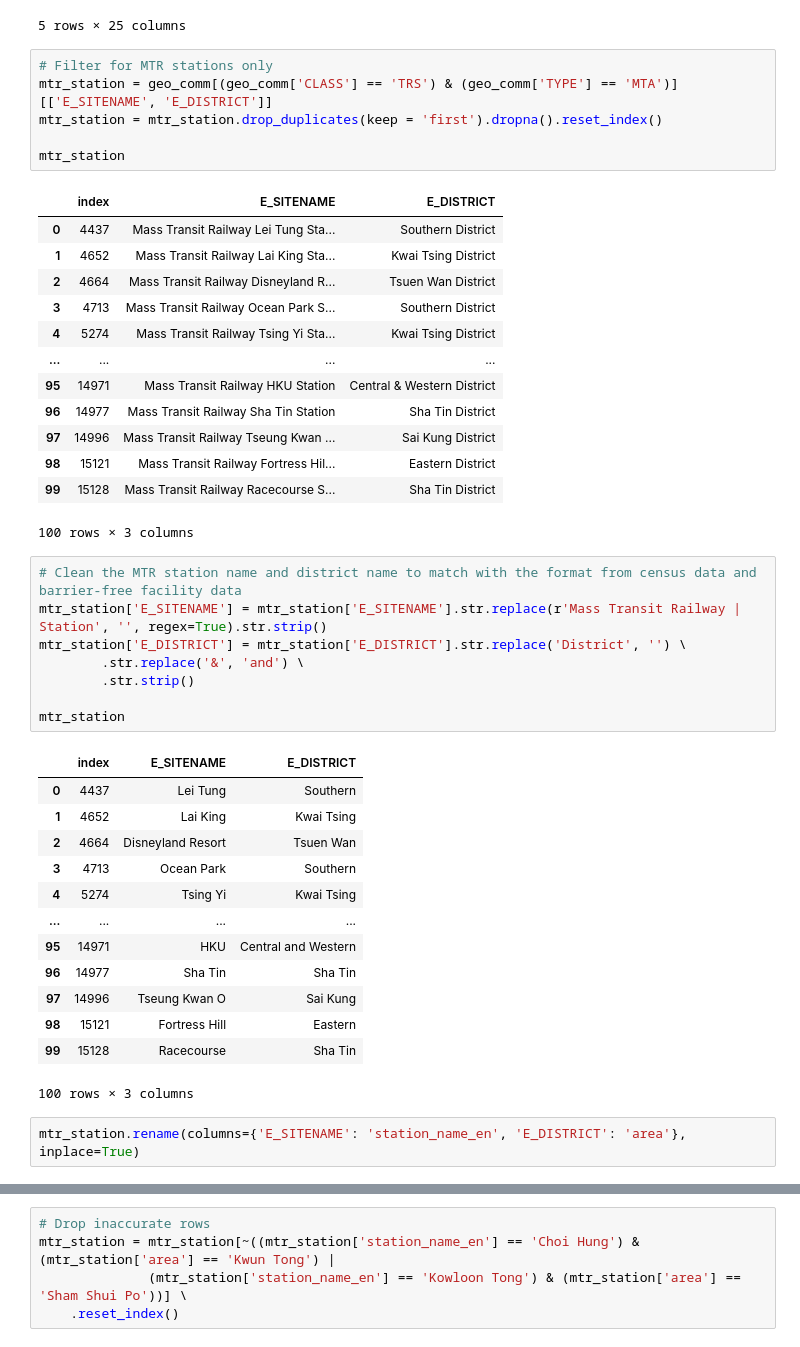
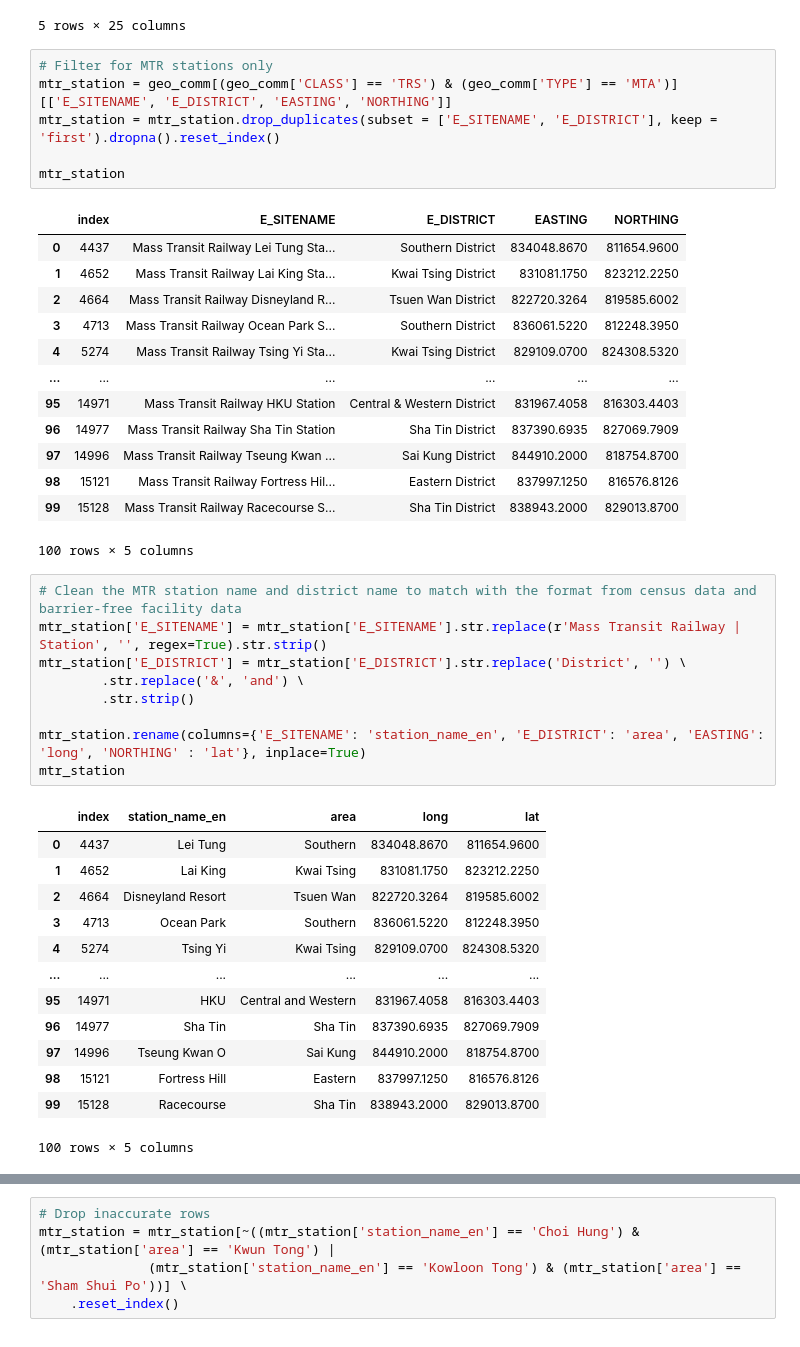
Before and after one commit to linhngo66/MTR-station-accessibility-audit, a Jupyter notebook: data_processing.ipynb, the cells around one changed output, grey strips where cells are left out. Cells and saved outputs as stored; diff of their text form.

```diff
--- a/data_processing.ipynb
+++ b/data_processing.ipynb
@@ -541,24 +542,24 @@ geo_comm.head()
 5 rows × 25 columns
 # %%
 # Filter for MTR stations only
-mtr_station = geo_comm[(geo_comm['CLASS'] == 'TRS') & (geo_comm['TYPE'] == 'MTA')][['E_SITENAME', 'E_DISTRICT']]
-mtr_station = mtr_station.drop_duplicates(keep = 'first').dropna().reset_index()
+mtr_station = geo_comm[(geo_comm['CLASS'] == 'TRS') & (geo_comm['TYPE'] == 'MTA')][['E_SITENAME', 'E_DISTRICT', 'EASTING', 'NORTHING']]
+mtr_station = mtr_station.drop_duplicates(subset = ['E_SITENAME', 'E_DISTRICT'], keep = 'first').dropna().reset_index()
 
 mtr_station
 # %% [output]
-|  | index | E_SITENAME | E_DISTRICT |
-| 0 | 4437 | Mass Transit Railway Lei Tung Sta... | Southern District |
-| 1 | 4652 | Mass Transit Railway Lai King Sta... | Kwai Tsing District |
-| 2 | 4664 | Mass Transit Railway Disneyland R... | Tsuen Wan District |
-| 3 | 4713 | Mass Transit Railway Ocean Park S... | Southern District |
-| 4 | 5274 | Mass Transit Railway Tsing Yi Sta... | Kwai Tsing District |
-| ... | ... | ... | ... |
-| 95 | 14971 | Mass Transit Railway HKU Station | Central & Western District |
-| 96 | 14977 | Mass Transit Railway Sha Tin Station | Sha Tin District |
-| 97 | 14996 | Mass Transit Railway Tseung Kwan ... | Sai Kung District |
-| 98 | 15121 | Mass Transit Railway Fortress Hil... | Eastern District |
-| 99 | 15128 | Mass Transit Railway Racecourse S... | Sha Tin District |
+|  | index | E_SITENAME | E_DISTRICT | EASTING | NORTHING |
+| 0 | 4437 | Mass Transit Railway Lei Tung Sta... | Southern District | 834048.8670 | 811654.9600 |
+| 1 | 4652 | Mass Transit Railway Lai King Sta... | Kwai Tsing District | 831081.1750 | 823212.2250 |
+| 2 | 4664 | Mass Transit Railway Disneyland R... | Tsuen Wan District | 822720.3264 | 819585.6002 |
+| 3 | 4713 | Mass Transit Railway Ocean Park S... | Southern District | 836061.5220 | 812248.3950 |
+| 4 | 5274 | Mass Transit Railway Tsing Yi Sta... | Kwai Tsing District | 829109.0700 | 824308.5320 |
+| ... | ... | ... | ... | ... | ... |
+| 95 | 14971 | Mass Transit Railway HKU Station | Central & Western District | 831967.4058 | 816303.4403 |
+| 96 | 14977 | Mass Transit Railway Sha Tin Station | Sha Tin District | 837390.6935 | 827069.7909 |
+| 97 | 14996 | Mass Transit Railway Tseung Kwan ... | Sai Kung District | 844910.2000 | 818754.8700 |
+| 98 | 15121 | Mass Transit Railway Fortress Hil... | Eastern District | 837997.1250 | 816576.8126 |
+| 99 | 15128 | Mass Transit Railway Racecourse S... | Sha Tin District | 838943.2000 | 829013.8700 |
-100 rows × 3 columns
+100 rows × 5 columns
 # %%
 # Clean the MTR station name and district name to match with the format from census data and barrier-free facility data
 mtr_station['E_SITENAME'] = mtr_station['E_SITENAME'].str.replace(r'Mass Transit Railway | Station', '', regex=True).str.strip()
@@ -566,20 +567,19 @@ mtr_station['E_DISTRICT'] = mtr_station['E_DISTRICT'].str.replace('District', ''
         .str.replace('&', 'and') \
         .str.strip()
 
+mtr_station.rename(columns={'E_SITENAME': 'station_name_en', 'E_DISTRICT': 'area', 'EASTING': 'long', 'NORTHING' : 'lat'}, inplace=True)
 mtr_station
 # %% [output]
-|  | index | E_SITENAME | E_DISTRICT |
-| 0 | 4437 | Lei Tung | Southern |
-| 1 | 4652 | Lai King | Kwai Tsing |
-| 2 | 4664 | Disneyland Resort | Tsuen Wan |
-| 3 | 4713 | Ocean Park | Southern |
-| 4 | 5274 | Tsing Yi | Kwai Tsing |
-| ... | ... | ... | ... |
-| 95 | 14971 | HKU | Central and Western |
-| 96 | 14977 | Sha Tin | Sha Tin |
-| 97 | 14996 | Tseung Kwan O | Sai Kung |
-| 98 | 15121 | Fortress Hill | Eastern |
-| 99 | 15128 | Racecourse | Sha Tin |
+|  | index | station_name_en | area | long | lat |
+| 0 | 4437 | Lei Tung | Southern | 834048.8670 | 811654.9600 |
+| 1 | 4652 | Lai King | Kwai Tsing | 831081.1750 | 823212.2250 |
+| 2 | 4664 | Disneyland Resort | Tsuen Wan | 822720.3264 | 819585.6002 |
+| 3 | 4713 | Ocean Park | Southern | 836061.5220 | 812248.3950 |
+| 4 | 5274 | Tsing Yi | Kwai Tsing | 829109.0700 | 824308.5320 |
+| ... | ... | ... | ... | ... | ... |
+| 95 | 14971 | HKU | Central and Western | 831967.4058 | 816303.4403 |
+| 96 | 14977 | Sha Tin | Sha Tin | 837390.6935 | 827069.7909 |
+| 97 | 14996 | Tseung Kwan O | Sai Kung | 844910.2000 | 818754.8700 |
+| 98 | 15121 | Fortress Hill | Eastern | 837997.1250 | 816576.8126 |
+| 99 | 15128 | Racecourse | Sha Tin | 838943.2000 | 829013.8700 |
-100 rows × 3 columns
+100 rows × 5 columns
-# %%
-mtr_station.rename(columns={'E_SITENAME': 'station_name_en', 'E_DISTRICT': 'area'}, inplace=True)
```
Also changed, not shown: parts of 15 cells of this notebook, 5 other files.
